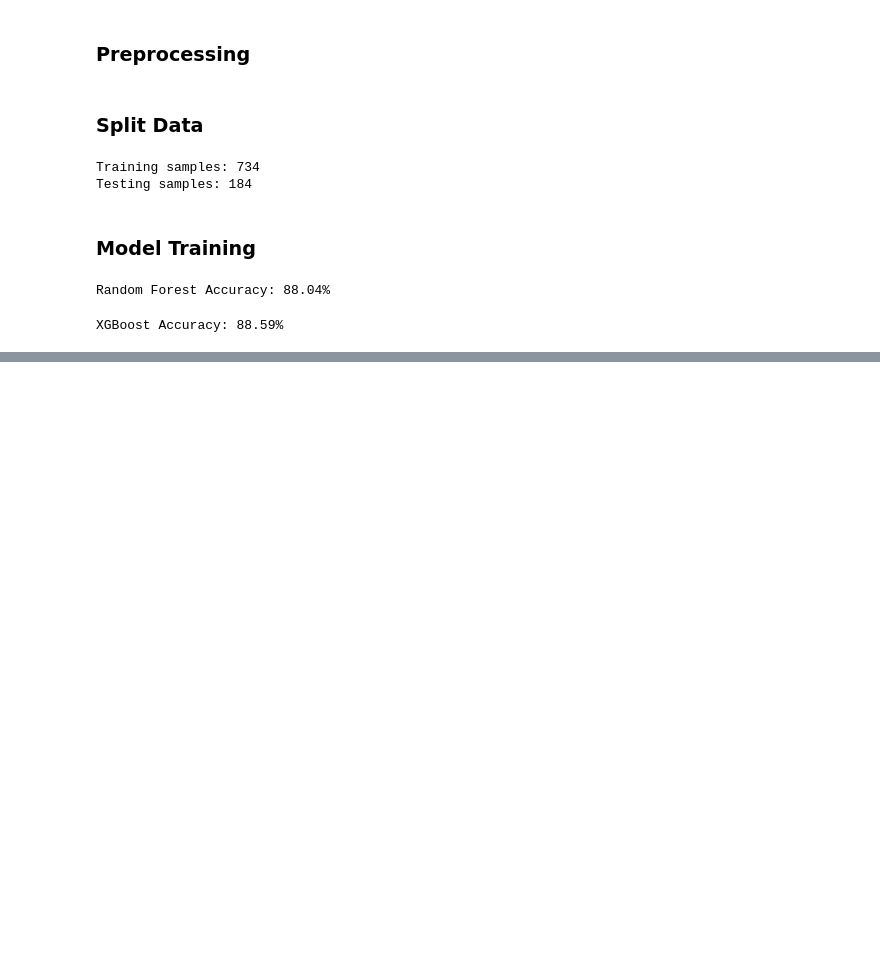
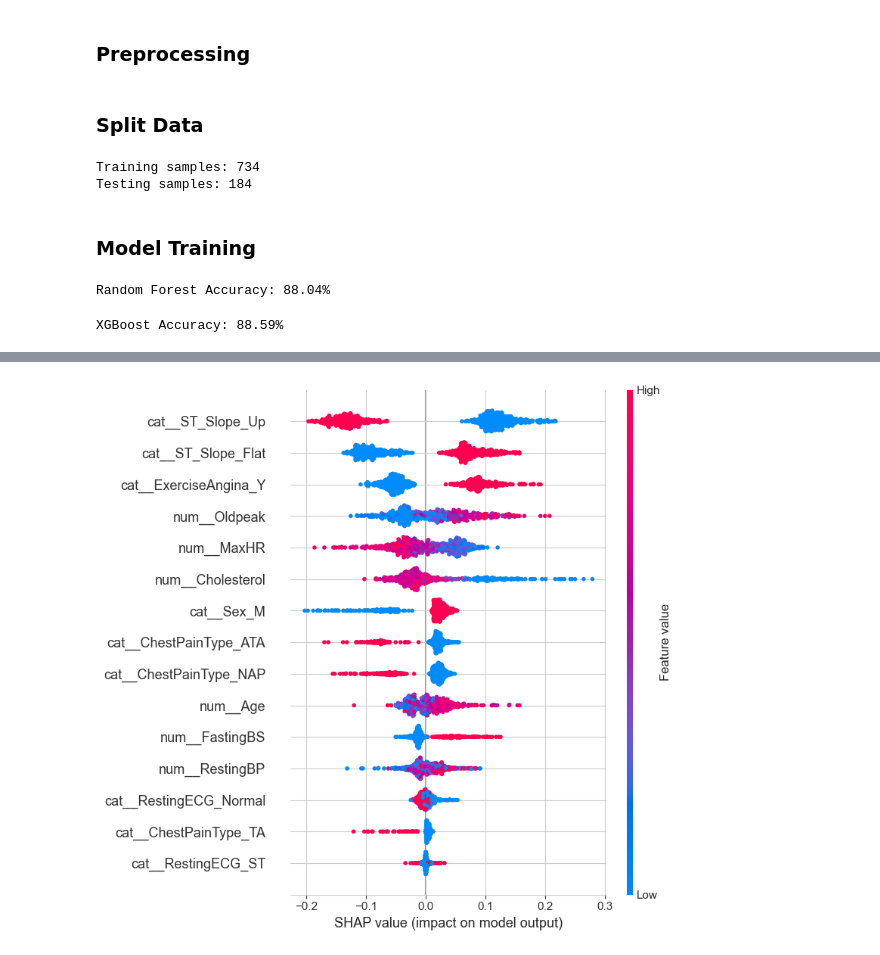
Before and after one commit to eharshit/heart-disease-prediction-failure-analysis, a Jupyter notebook: Heart disease prediction.ipynb, the cells around one changed output, grey strips where cells are left out. Saved outputs shown, nothing was run; the diff lists cells and outputs as text; code cells hidden in the pictures; blank space fills up the shorter version.

Commit message:
Added Explainability Shap

```diff
--- a/Heart disease prediction.ipynb
+++ b/Heart disease prediction.ipynb
@@ -242,0 +252,20 @@ XGBoost Accuracy: 88.59%
+# %%
+# Prepare data
+X_train_transformed = rf_pipeline.named_steps['preprocessor'].transform(X_train)
+feature_names = rf_pipeline.named_steps['preprocessor'].get_feature_names_out()
+
+# Create SHAP
+model = rf_pipeline.named_steps['classifier']
+explainer = shap.TreeExplainer(model)
+
+shap_values = explainer.shap_values(X_train_transformed, check_additivity=False)
+
+if isinstance(shap_values, list):
+    shap_values = shap_values[1]
+elif len(shap_values.shape) == 3:
+    shap_values = shap_values[:, :, 1]
+
+
+shap.summary_plot(shap_values, X_train_transformed, feature_names=feature_names)
+# %% [output]
+[figure, added]
```
Also changed, not shown: parts of 1 cell of this notebook.
